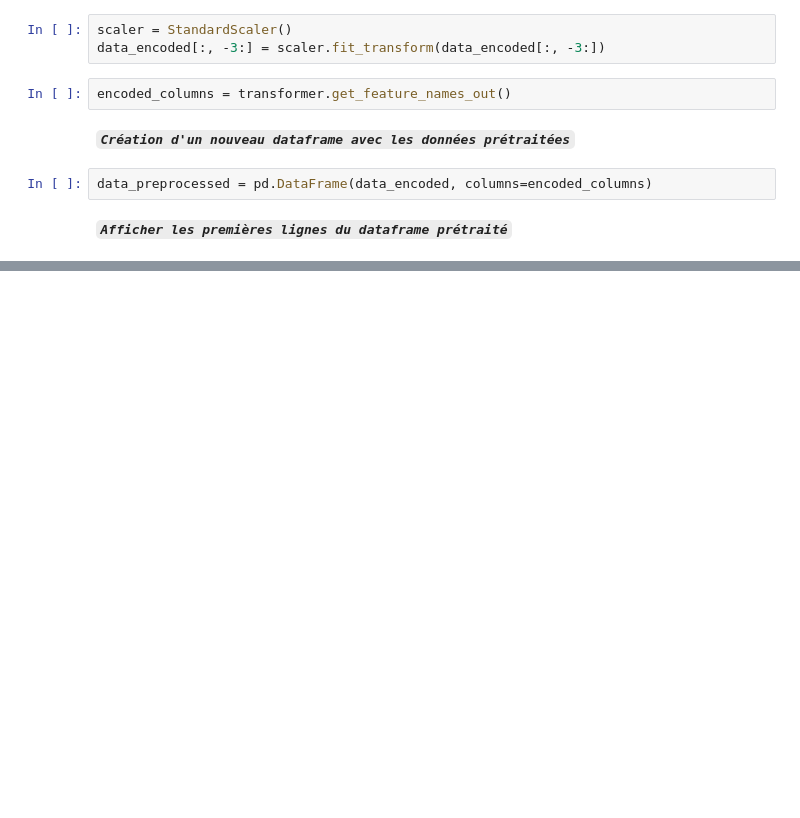
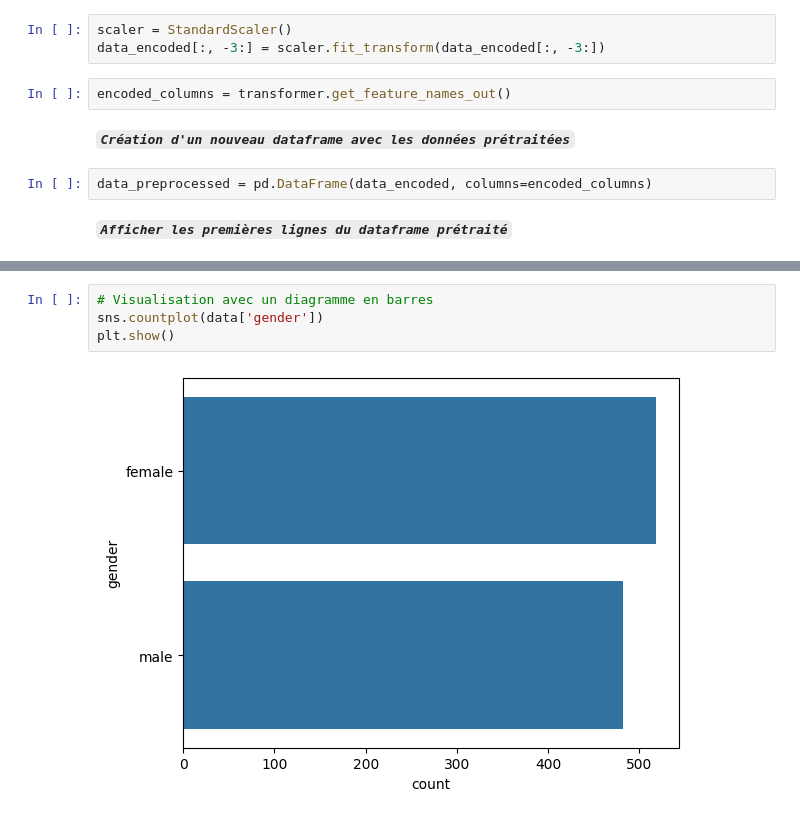
Before and after one commit to HaddoucheSara/ML_Mini_projet, a Jupyter notebook: Mini_projet_D’application.ipynb, the cells around one changed output, grey strips where cells are left out. Saved outputs shown, nothing was run; the diff lists cells and outputs as text; blank space fills up the shorter version.

```diff
--- a/Mini_projet_D’application.ipynb
+++ b/Mini_projet_D’application.ipynb
@@ -125,0 +190,6 @@ data_preprocessed.head()
+# %%
+# Visualisation avec un diagramme en barres
+sns.countplot(data['gender'])
+plt.show()
+# %% [output]
+[figure, added]
```
Also changed, not shown: parts of 31 cells of this notebook.
